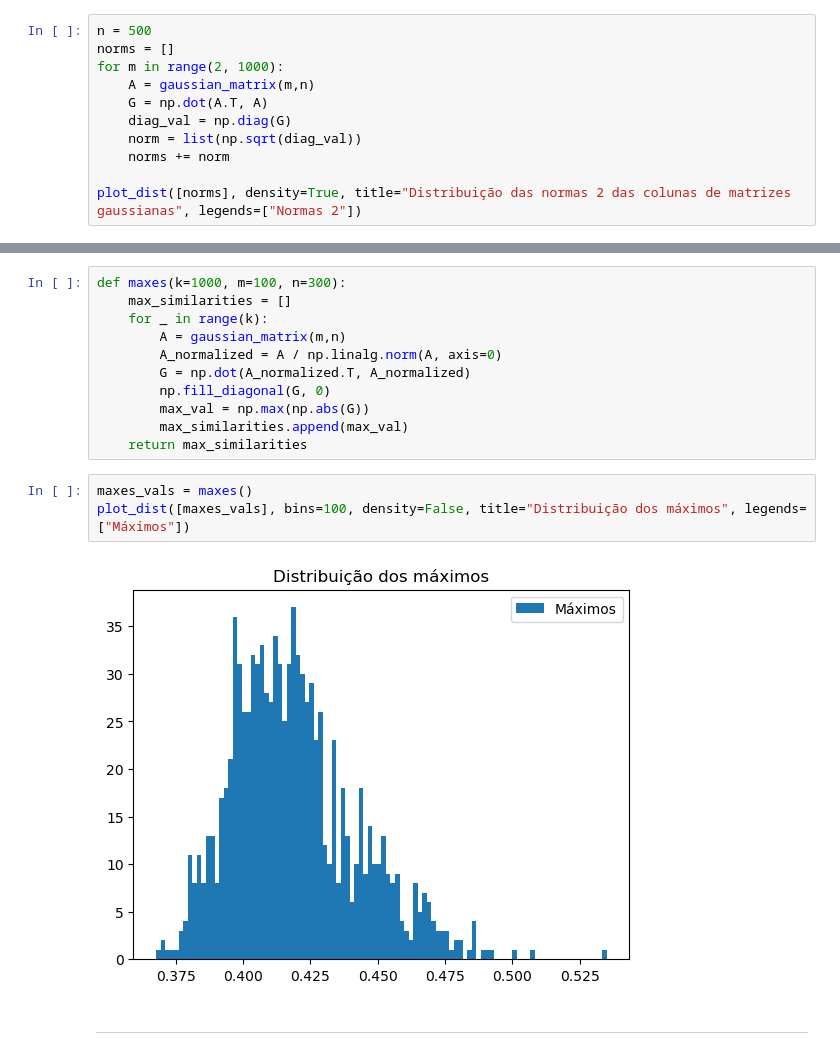
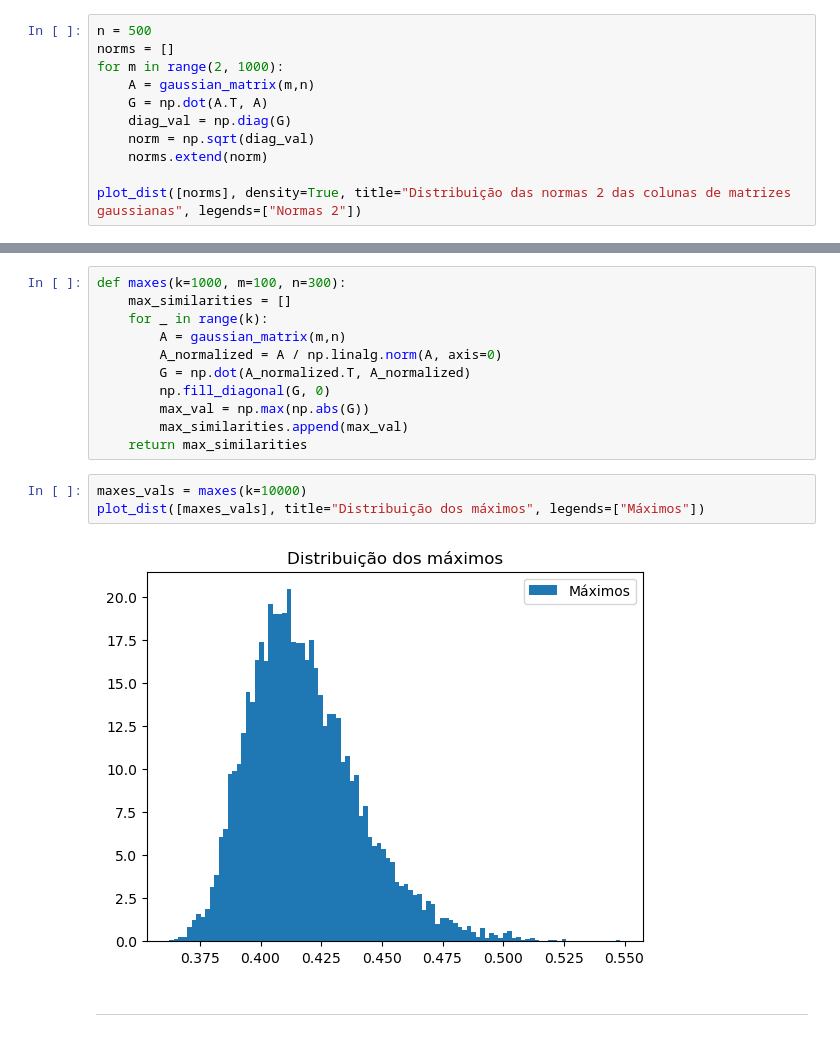
Before and after one commit to alexoliveiraFGV24/rand_nla, a Jupyter notebook: final/Projeto4.ipynb, the cells around one changed output, grey strips where cells are left out. Cells and saved outputs as stored; diff of their text form.

Commit message:
Aproximando melhor os máximos

```diff
--- a/final/Projeto4.ipynb
+++ b/final/Projeto4.ipynb
@@ -45,8 +45,8 @@ for m in range(2, 1000):
     A = gaussian_matrix(m,n)
     G = np.dot(A.T, A)
     diag_val = np.diag(G)
-    norm = list(np.sqrt(diag_val))
-    norms += norm
+    norm = np.sqrt(diag_val)
+    norms.extend(norm)
 
 plot_dist([norms], density=True, title="Distribuição das normas 2 das colunas de matrizes gaussianas", legends=["Normas 2"])
 # %% [output]
@@ -91,10 +91,10 @@ def maxes(k=1000, m=100, n=300):
         max_similarities.append(max_val)
     return max_similarities
 # %%
-maxes_vals = maxes()
-plot_dist([maxes_vals], bins=100, density=False, title="Distribuição dos máximos", legends=["Máximos"])
+maxes_vals = maxes(k=10000)
+plot_dist([maxes_vals], title="Distribuição dos máximos", legends=["Máximos"])
 # %% [output]
-[figure, old version]
+[figure, new version]
 # %% [markdown]
 ---
 # %% [markdown]
```
Also changed, not shown: parts of 3 cells of this notebook.
